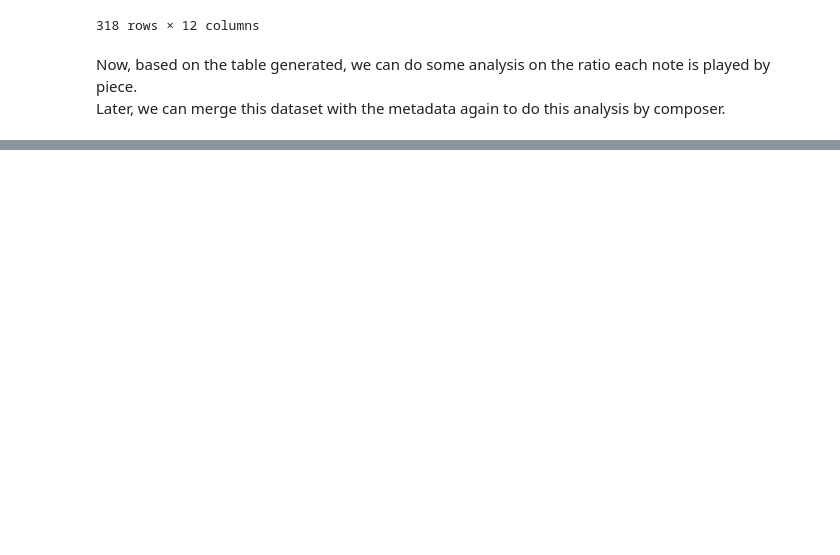
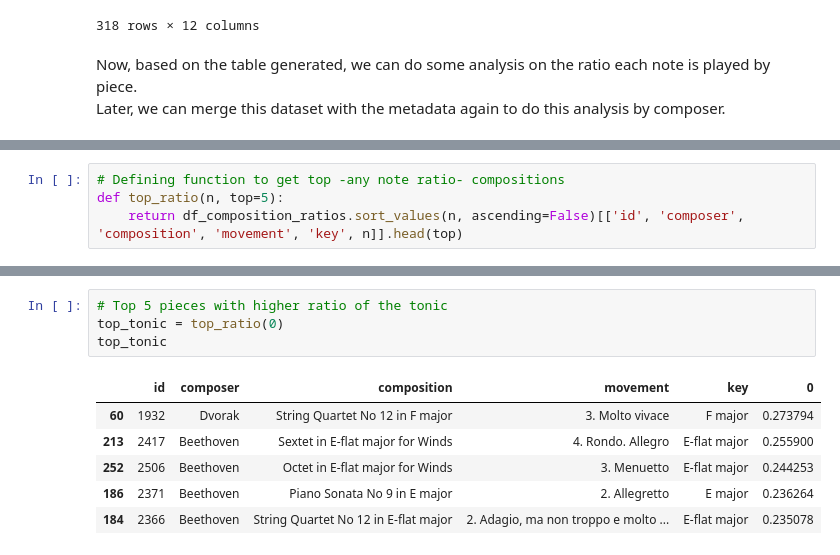
Before and after one commit to xsvxldx/classical_music, a Jupyter notebook: 03-scores_analysis.ipynb, the cells around one changed output, grey strips where cells are left out. Drawn from its saved outputs; the diff is of its cells as text; blank space fills up the shorter version.

```diff
--- a/03-scores_analysis.ipynb
+++ b/03-scores_analysis.ipynb
@@ -196,2 +215,6 @@ Later, we can merge this dataset with the metadata again to do this analysis by
+# %%
+# Defining function to get top -any note ratio- compositions
+def top_ratio(n, top=5):
+    return df_composition_ratios.sort_values(n, ascending=False)[['id', 'composer', 'composition', 'movement', 'key', n]].head(top)
 # %%
 # Top 5 pieces with higher ratio of the infamous tritone
@@ -217,3 +230,14 @@ top_tritone.to_frame().merge(df_meta, left_index=True, right_on='id')[['composer
+# %%
+# Top 5 pieces with higher ratio of the tonic
+top_tonic = top_ratio(0)
+top_tonic
+# %% [output]
+|  | id | composer | composition | movement | key | 0 |
+| 60 | 1932 | Dvorak | String Quartet No 12 in F major | 3. Molto vivace | F major | 0.273794 |
+| 213 | 2417 | Beethoven | Sextet in E-flat major for Winds | 4. Rondo. Allegro | E-flat major | 0.255900 |
+| 252 | 2506 | Beethoven | Octet in E-flat major for Winds | 3. Menuetto | E-flat major | 0.244253 |
+| 186 | 2371 | Beethoven | Piano Sonata No 9 in E major | 2. Allegretto | E major | 0.236264 |
+| 184 | 2366 | Beethoven | String Quartet No 12 in E-flat major | 2. Adagio, ma non troppo e molto ... | E-flat major | 0.235078 |
 # %% [markdown]
 <a style='text-decoration:none;line-height:16px;display:flex;color:#5B5B62;padding:10px;justify-content:end;' href='https://deepnote.com?utm_source=created-in-deepnote-cell&projectId=177ea176-1f94-4265-9666-0cca06278d8e' target="_blank">
 <img alt='Created in deepnote.com' style='display:inline;max-height:16px;margin:0px;margin-right:7.5px;' src='embedded-picture-1' > </img>
```
Also changed, not shown: parts of 3 cells of this notebook.
